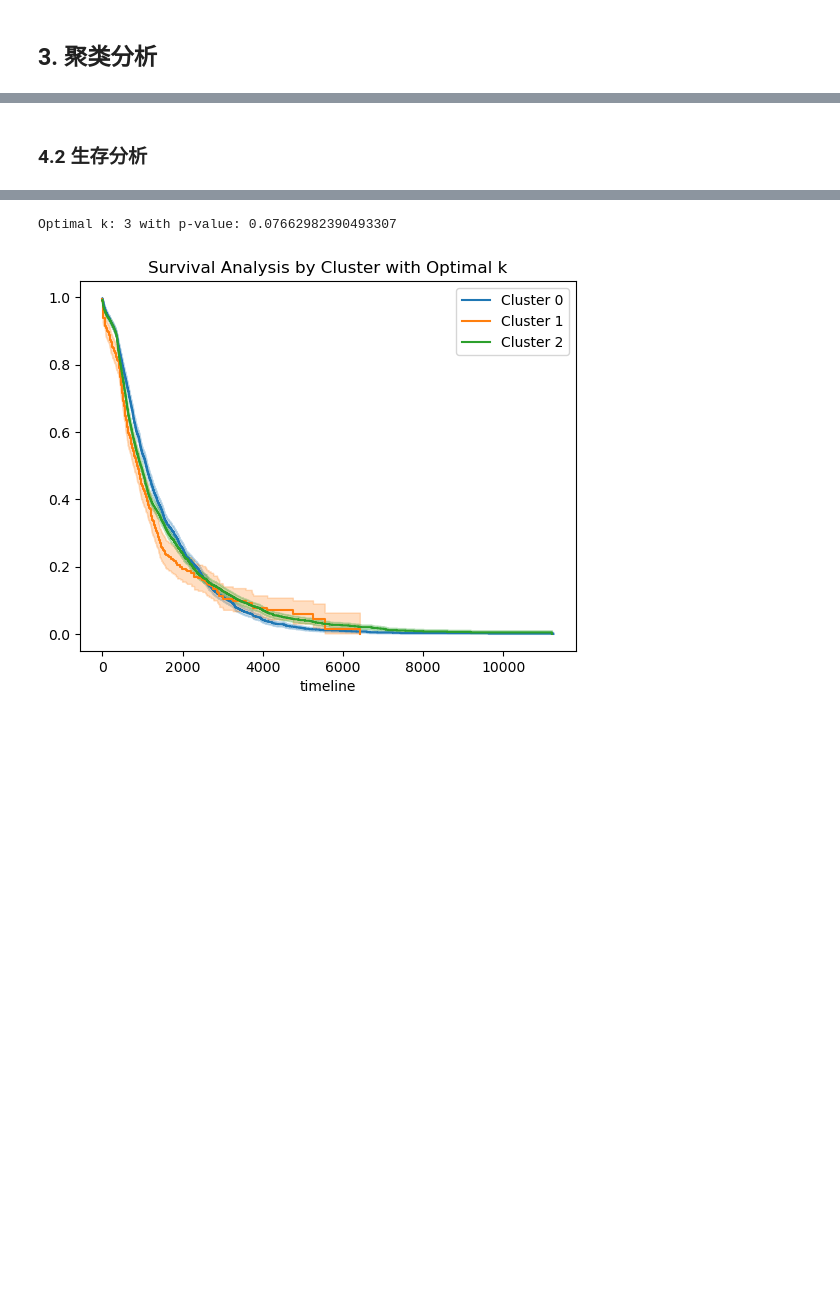
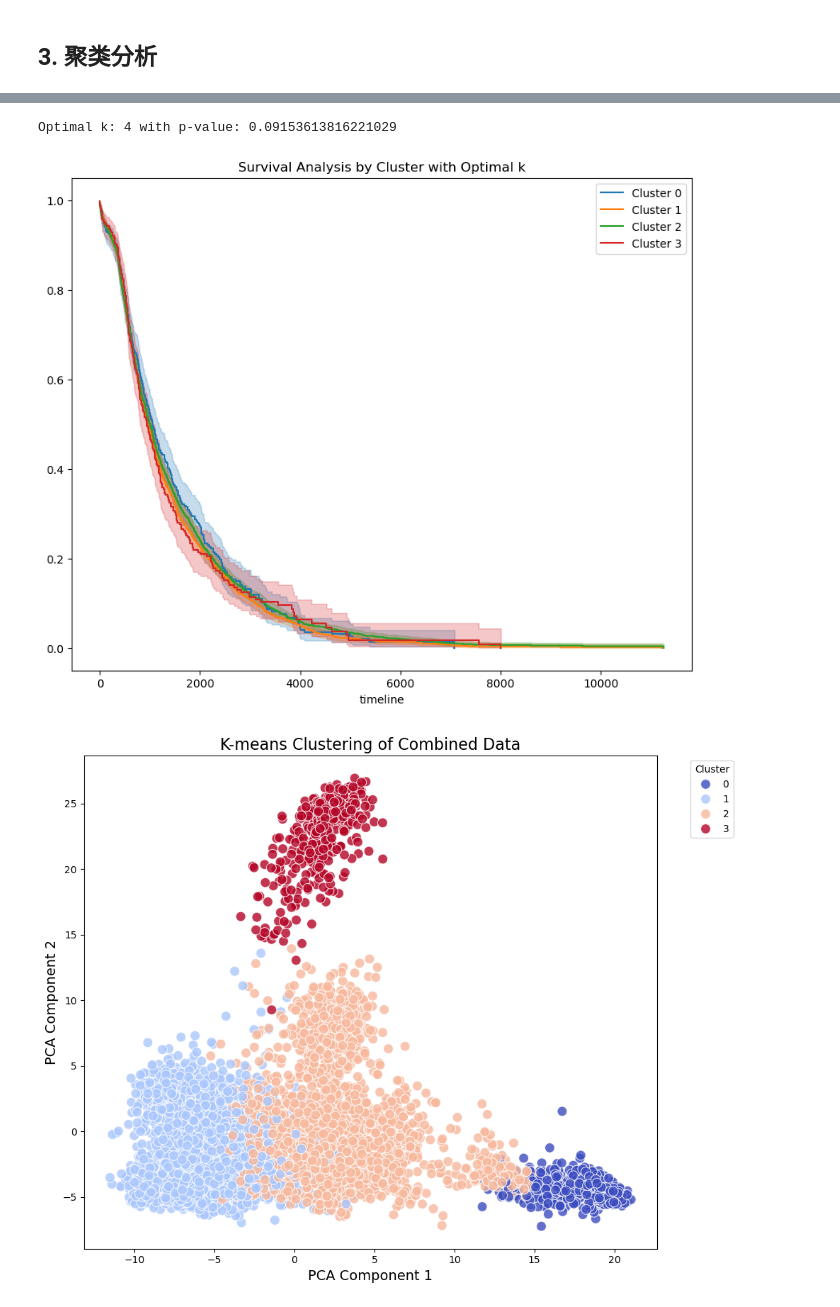
Before and after one commit to lidianzhong/Multi-omicsClustering, a Jupyter notebook: early_fusion_2.ipynb, the cells around one changed output, grey strips where cells are left out. Saved outputs shown, nothing was run; the diff lists cells and outputs as text; code cells hidden in the pictures; blank space fills up the shorter version.

```diff
--- a/early_fusion_2.ipynb
+++ b/early_fusion_2.ipynb
@@ -416,5 +189,23 @@ Best number of clusters: 19
-# %% [markdown]
-### 4.2 生存分析
+# %%
+# 使用集合推导式提取前三个部分(提取出每个病人)并去除重复
+common_patients = {'-'.join(sample.split('-')[:3]) for sample in common_samples}
+clinical_patients = {'-'.join(sample.split('-')[:3]) for sample in clinical_raw_data.index}
+
+# 筛选出病人数据
+common_patients = common_patients & clinical_patients
+
+# 将数据集病人和临床数据病人匹配
+clinical_data_filtered = clinical_raw_data[clinical_raw_data['_PATIENT'].isin(common_patients)]
+clinical_data = clinical_data_filtered.drop_duplicates(subset=['_PATIENT'])
+
+combined_data['_PATIENT'] = combined_data.index.map(lambda x: '-'.join(x.split('-')[:3]))
+combined_data_filtered = combined_data[combined_data['_PATIENT'].isin(common_patients)]
+combined_data_filtered = combined_data_filtered.drop_duplicates(subset=['_PATIENT'])
+combined_data = combined_data_filtered.drop(columns=['_PATIENT'])
+# %%
+# 将 clinical 数据中 OS.time 的NaN值替换为 last_contact_days_to 值
+clinical_data.loc[:, 'OS.time'] = clinical_data['OS.time'].fillna(clinical_data['last_contact_days_to'])
+clinical_data.loc[:, 'OS.time'] = clinical_data['OS.time'].fillna(clinical_data['OS.time'].mean())
 # %%
 from sklearn.cluster import KMeans
 from lifelines import KaplanMeierFitter
@@ -432,7 +223,7 @@ def find_optimal_k_and_plot(survival_data, combined_data, k_range):
         kmeans = KMeans(n_clusters=k, random_state=42)
         labels = kmeans.fit_predict(combined_data)
 
-        survival_data['Cluster'] = labels
+        survival_data.loc[:, 'Cluster'] = labels
         kmf = KaplanMeierFitter()
         survival_curves = []
 
@@ -450,9 +241,8 @@ def find_optimal_k_and_plot(survival_data, combined_data, k_range):
                 result = logrank_test(survival_curves[i][0], survival_curves[j][0], event_observed_A=survival_curves[i][1], event_observed_B=survival_curves[j][1])
                 p_values.append(result.p_value)
 
-
         # 选择差异最大（p值最小）的聚类结果
-        min_p_value = np.mean(p_values) if p_values else 1
+        min_p_value = np.min(p_values) if p_values else 1
         total_p_values.append(min_p_value)
         if min_p_value < best_p_value:
             best_p_value = min_p_value
@@ -460,6 +250,7 @@ def find_optimal_k_and_plot(survival_data, combined_data, k_range):
             best_labels = labels
 
     # 可视化不同簇数量下的轮廓系数
+    plt.figure(figsize=(10, 8))  # 增大图形尺寸
     plt.plot(k_range, total_p_values, 'bx-')
     plt.xlabel('Number of clusters (k)')
     plt.ylabel('P values')
@@ -469,9 +260,10 @@ def find_optimal_k_and_plot(survival_data, combined_data, k_range):
     # 使用最优的k值进行聚类，并画出生存曲线图
     if optimal_k:
         print(f"Optimal k: {optimal_k} with p-value: {best_p_value}")
-        survival_data['Cluster'] = best_labels
+        survival_data.loc[:, 'Cluster'] = best_labels
         kmf = KaplanMeierFitter()
 
+        plt.figure(figsize=(10, 8))  # 增大图形尺寸
         for cluster in np.unique(best_labels):
             cluster_data = survival_data[survival_data['Cluster'] == cluster]
             T = cluster_data['OS.time']
@@ -484,6 +276,19 @@ def find_optimal_k_and_plot(survival_data, combined_data, k_range):
     else:
         print("No optimal k found.")
 
+    # 可视化聚类结果
+    kmeans = KMeans(n_clusters=optimal_k, random_state=42)
+    labels = kmeans.fit_predict(combined_data)
+    plt.figure(figsize=(10, 8))  # 增大图形尺寸
+    sns.scatterplot(x=combined_data.iloc[:, 0], y=combined_data.iloc[:, 1], hue=labels,
+                    palette='coolwarm', s=100, edgecolor='w', alpha=0.8)  # 调整调色板，增加点的大小，添加点的边缘颜色
+    plt.title('K-means Clustering of Combined Data', fontsize=16)  # 增加标题字体大小
+    plt.xlabel('PCA Component 1', fontsize=14)  # 增加X轴标签字体大小
+    plt.ylabel('PCA Component 2', fontsize=14)  # 增加Y轴标签字体大小
+    plt.legend(title='Cluster', bbox_to_anchor=(1.05, 1), loc='upper left')  # 调整图例位置
+    plt.tight_layout()  # 自动调整子图参数, 使之填充整个图像区域
+    plt.show()
 
-find_optimal_k_and_plot(clinical_data, combined_data, range(2, 10))
+
+find_optimal_k_and_plot(clinical_data, combined_data, range(2, 6))
 # %% [output]
@@ -491,2 +296,3 @@ find_optimal_k_and_plot(clinical_data, combined_data, range(2, 10))
-Optimal k: 3 with p-value: 0.07662982390493307
+Optimal k: 4 with p-value: 0.09153613816221029
-[figure, old version]
+[figure, new version]
+[figure, added]
```
Also changed, not shown: parts of 29 cells of this notebook, 5 other files.
